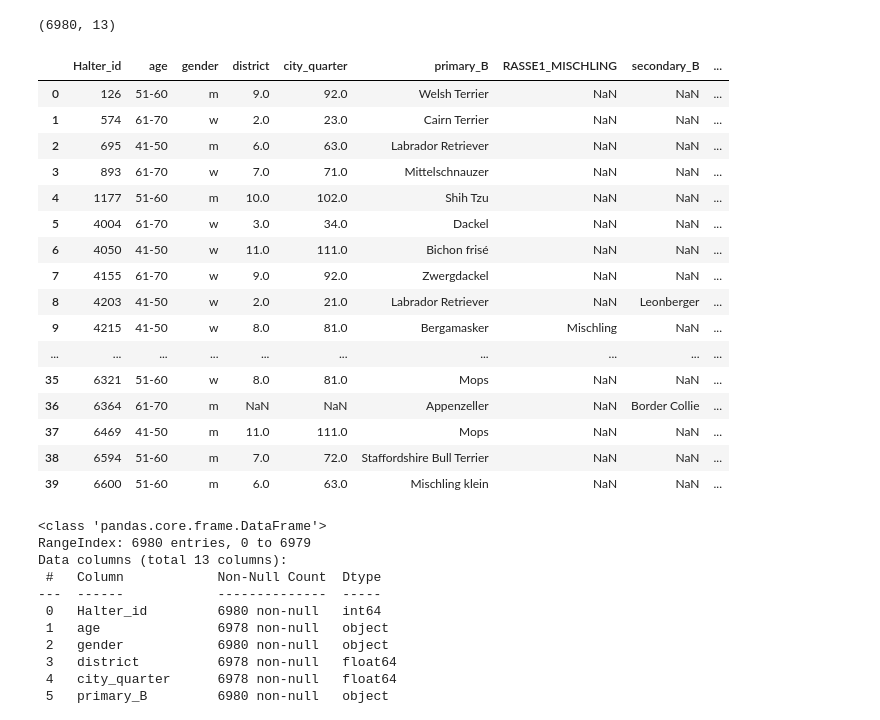
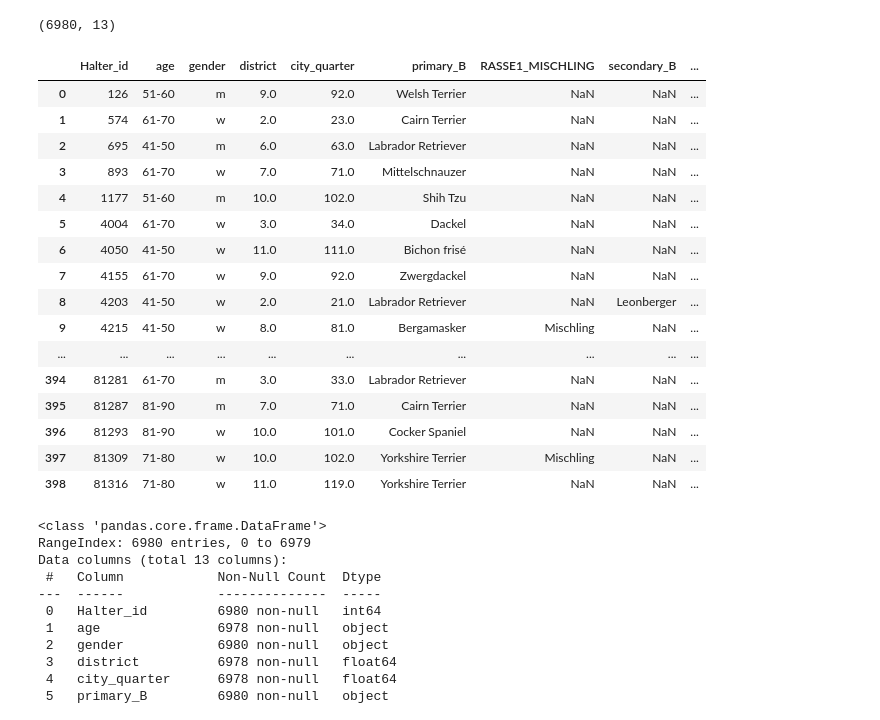
Before and after one commit to AkCoding/Dogs-of-Zurich, a Jupyter notebook: dog .ipynb, the cells around one changed output. Drawn from its saved outputs; the diff is of its cells as text; code cells hidden in the pictures.

```diff
--- a/dog .ipynb
+++ b/dog .ipynb
@@ -20,26 +20,29 @@ df.shape
 (6980, 13)
 # %%
 df.rename(columns={'HALTER_ID':'Halter_id', 'ALTER':'age', 'GESCHLECHT':'gender','STADTKREIS':'district','STADTQUARTIER':'city_quarter', 'RASSENTYP':'race_type', 'RASSE1':'primary_B', 'RASSE2':'secondary_B','GEBURTSJAHR_HUND':'dog_birth','GESCHLECHT_HUND':'dog_gender','HUNDEFARBE':'dog_color'}, inplace=True)
+# %%
+pd.set_option('display.max_columns', None)
+pd.set_option('display.max_rows', None)
 # %%
-df.head(40)
+df.head(500)
 # %% [output]
 |  | Halter_id | age | gender | district | city_quarter | primary_B | RASSE1_MISCHLING | secondary_B | ... |
 | 0 | 126 | 51-60 | m | 9.0 | 92.0 | Welsh Terrier | NaN | NaN | ... |
 | 1 | 574 | 61-70 | w | 2.0 | 23.0 | Cairn Terrier | NaN | NaN | ... |
 | 2 | 695 | 41-50 | m | 6.0 | 63.0 | Labrador Retriever | NaN | NaN | ... |
 | 3 | 893 | 61-70 | w | 7.0 | 71.0 | Mittelschnauzer | NaN | NaN | ... |
 | 4 | 1177 | 51-60 | m | 10.0 | 102.0 | Shih Tzu | NaN | NaN | ... |
 | 5 | 4004 | 61-70 | w | 3.0 | 34.0 | Dackel | NaN | NaN | ... |
 | 6 | 4050 | 41-50 | w | 11.0 | 111.0 | Bichon frisé | NaN | NaN | ... |
 | 7 | 4155 | 61-70 | w | 9.0 | 92.0 | Zwergdackel | NaN | NaN | ... |
 | 8 | 4203 | 41-50 | w | 2.0 | 21.0 | Labrador Retriever | NaN | Leonberger | ... |
 | 9 | 4215 | 41-50 | w | 8.0 | 81.0 | Bergamasker | Mischling | NaN | ... |
 | ... | ... | ... | ... | ... | ... | ... | ... | ... | ... |
-| 35 | 6321 | 51-60 | w | 8.0 | 81.0 | Mops | NaN | NaN | ... |
-| 36 | 6364 | 61-70 | m | NaN | NaN | Appenzeller | NaN | Border Collie | ... |
-| 37 | 6469 | 41-50 | m | 11.0 | 111.0 | Mops | NaN | NaN | ... |
-| 38 | 6594 | 51-60 | m | 7.0 | 72.0 | Staffordshire Bull Terrier | NaN | NaN | ... |
-| 39 | 6600 | 51-60 | m | 6.0 | 63.0 | Mischling klein | NaN | NaN | ... |
+| 394 | 81281 | 61-70 | m | 3.0 | 33.0 | Labrador Retriever | NaN | NaN | ... |
+| 395 | 81287 | 81-90 | m | 7.0 | 71.0 | Cairn Terrier | NaN | NaN | ... |
+| 396 | 81293 | 81-90 | w | 10.0 | 101.0 | Cocker Spaniel | NaN | NaN | ... |
+| 397 | 81309 | 71-80 | w | 10.0 | 102.0 | Yorkshire Terrier | Mischling | NaN | ... |
+| 398 | 81316 | 71-80 | w | 11.0 | 119.0 | Yorkshire Terrier | NaN | NaN | ... |
 # %%
 df.info()
 # %% [output]
```
Also changed, not shown: parts of 7 cells of this notebook, 1 other file.
